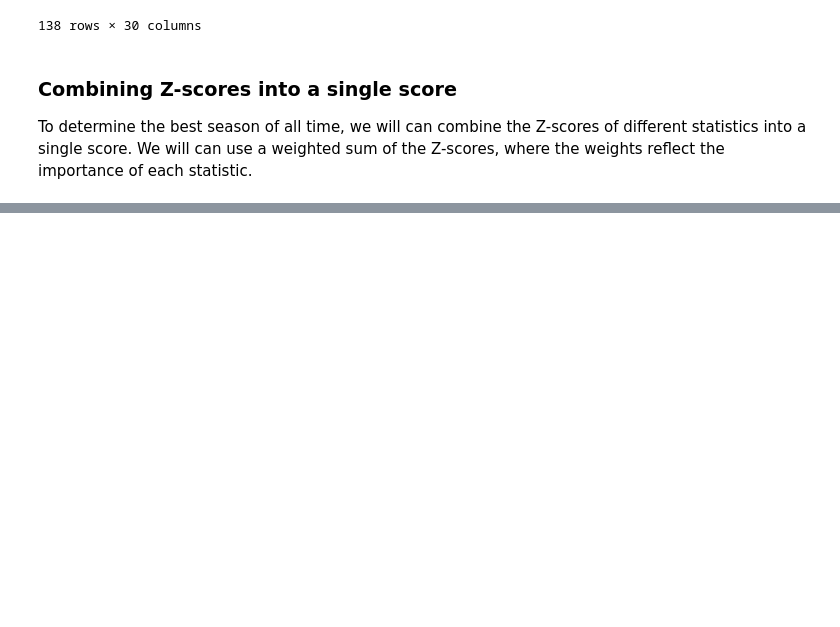
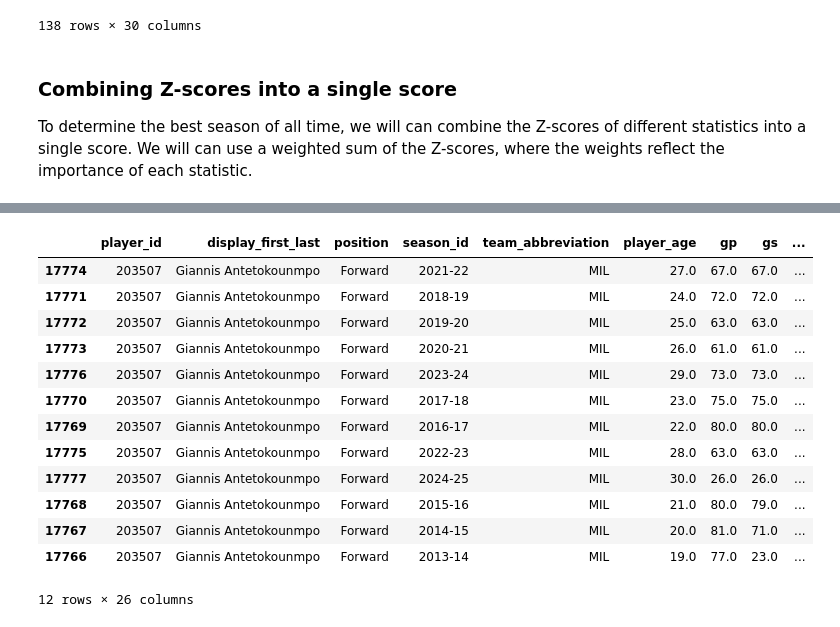
Before and after one commit to anewbegin95/nbadata, a Jupyter notebook: season_ranking.ipynb, the cells around one changed output, grey strips where cells are left out. Saved outputs shown, nothing was run; the diff lists cells and outputs as text; code cells hidden in the pictures; blank space fills up the shorter version.

```diff
--- a/season_ranking.ipynb
+++ b/season_ranking.ipynb
@@ -195,0 +205,18 @@ df_stats.head(25)
+# %%
+search = df_stats[df_stats['display_first_last'] == 'Giannis Antetokounmpo']
+search
+# %% [output]
+|  | player_id | display_first_last | position | season_id | team_abbreviation | player_age | gp | gs | ... |
+| 17774 | 203507 | Giannis Antetokounmpo | Forward | 2021-22 | MIL | 27.0 | 67.0 | 67.0 | ... |
+| 17771 | 203507 | Giannis Antetokounmpo | Forward | 2018-19 | MIL | 24.0 | 72.0 | 72.0 | ... |
+| 17772 | 203507 | Giannis Antetokounmpo | Forward | 2019-20 | MIL | 25.0 | 63.0 | 63.0 | ... |
+| 17773 | 203507 | Giannis Antetokounmpo | Forward | 2020-21 | MIL | 26.0 | 61.0 | 61.0 | ... |
+| 17776 | 203507 | Giannis Antetokounmpo | Forward | 2023-24 | MIL | 29.0 | 73.0 | 73.0 | ... |
+| 17770 | 203507 | Giannis Antetokounmpo | Forward | 2017-18 | MIL | 23.0 | 75.0 | 75.0 | ... |
+| 17769 | 203507 | Giannis Antetokounmpo | Forward | 2016-17 | MIL | 22.0 | 80.0 | 80.0 | ... |
+| 17775 | 203507 | Giannis Antetokounmpo | Forward | 2022-23 | MIL | 28.0 | 63.0 | 63.0 | ... |
+| 17777 | 203507 | Giannis Antetokounmpo | Forward | 2024-25 | MIL | 30.0 | 26.0 | 26.0 | ... |
+| 17768 | 203507 | Giannis Antetokounmpo | Forward | 2015-16 | MIL | 21.0 | 80.0 | 79.0 | ... |
+| 17767 | 203507 | Giannis Antetokounmpo | Forward | 2014-15 | MIL | 20.0 | 81.0 | 71.0 | ... |
+| 17766 | 203507 | Giannis Antetokounmpo | Forward | 2013-14 | MIL | 19.0 | 77.0 | 23.0 | ... |
+12 rows × 26 columns
```
Also changed, not shown: parts of 1 cell of this notebook.
